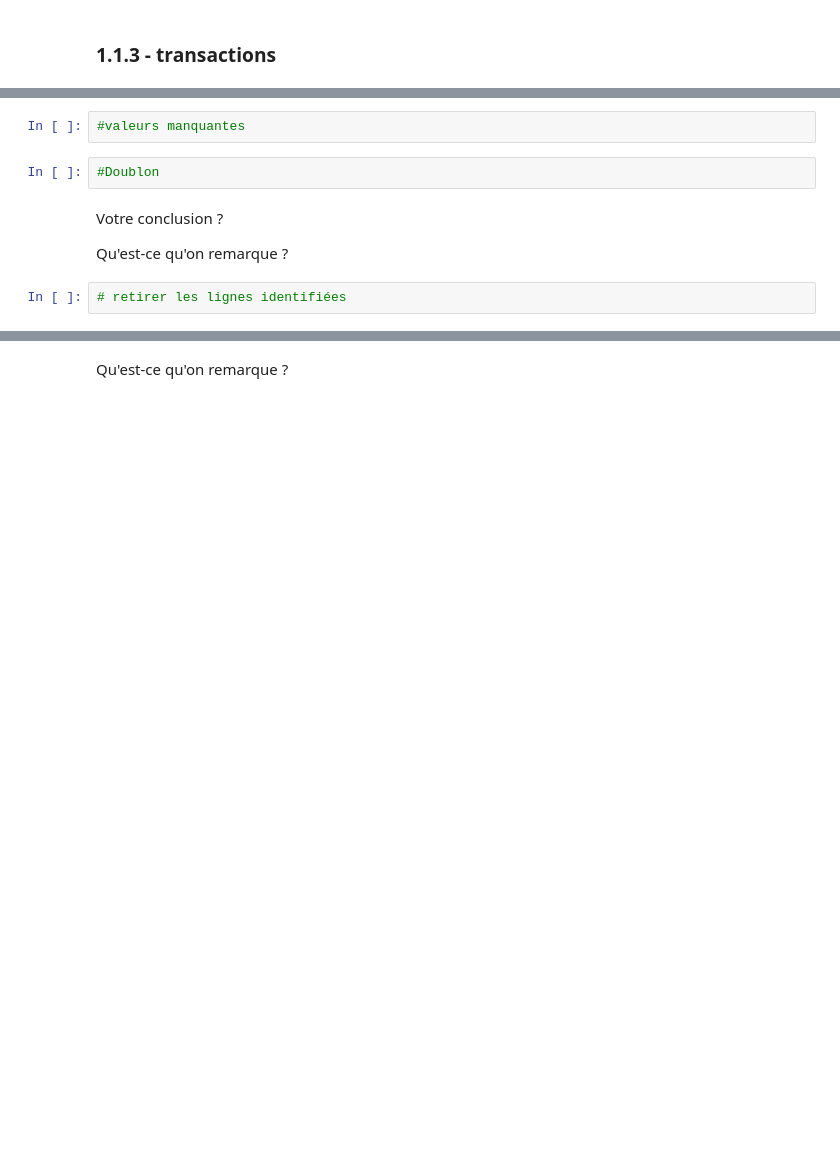
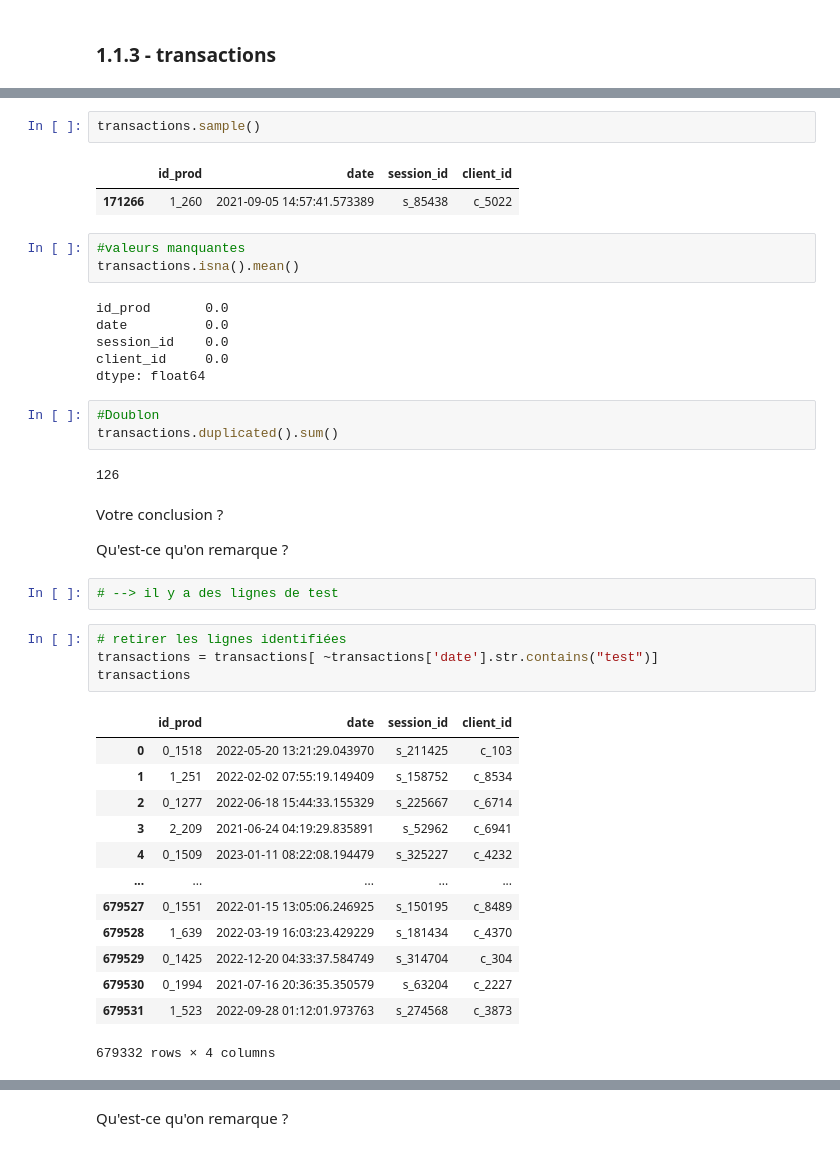
Before and after one commit to clodio/machine_learning_simplon, a Jupyter notebook: NantesMetropole/Demo analyse des ventes/Analyse des ventes en ligne.ipynb, the cells around one changed output, grey strips where cells are left out. Cells and saved outputs as stored; diff of their text form; blank space fills up the shorter version.

```diff
--- a/NantesMetropole/Demo analyse des ventes/Analyse des ventes en ligne.ipynb
+++ b/NantesMetropole/Demo analyse des ventes/Analyse des ventes en ligne.ipynb
@@ -156,12 +233,45 @@ Votre conclusion ?
+# %%
+transactions.sample()
+# %% [output]
+|  | id_prod | date | session_id | client_id |
+| 171266 | 1_260 | 2021-09-05 14:57:41.573389 | s_85438 | c_5022 |
 # %%
 #valeurs manquantes
+transactions.isna().mean()
+# %% [output]
+id_prod       0.0
+date          0.0
+session_id    0.0
+client_id     0.0
+dtype: float64
 # %%
 #Doublon
+transactions.duplicated().sum()
+# %% [output]
+126
 # %% [markdown]
 Votre conclusion ?
 
 Qu'est-ce qu'on remarque ?
+# %%
+# --> il y a des lignes de test
 # %%
 # retirer les lignes identifiées
+transactions = transactions[ ~transactions['date'].str.contains("test")]
+transactions
+# %% [output]
+|  | id_prod | date | session_id | client_id |
+| 0 | 0_1518 | 2022-05-20 13:21:29.043970 | s_211425 | c_103 |
+| 1 | 1_251 | 2022-02-02 07:55:19.149409 | s_158752 | c_8534 |
+| 2 | 0_1277 | 2022-06-18 15:44:33.155329 | s_225667 | c_6714 |
+| 3 | 2_209 | 2021-06-24 04:19:29.835891 | s_52962 | c_6941 |
+| 4 | 0_1509 | 2023-01-11 08:22:08.194479 | s_325227 | c_4232 |
+| ... | ... | ... | ... | ... |
+| 679527 | 0_1551 | 2022-01-15 13:05:06.246925 | s_150195 | c_8489 |
+| 679528 | 1_639 | 2022-03-19 16:03:23.429229 | s_181434 | c_4370 |
+| 679529 | 0_1425 | 2022-12-20 04:33:37.584749 | s_314704 | c_304 |
+| 679530 | 0_1994 | 2021-07-16 20:36:35.350579 | s_63204 | c_2227 |
+| 679531 | 1_523 | 2022-09-28 01:12:01.973763 | s_274568 | c_3873 |
+679332 rows × 4 columns
 # %%
 # Calculer le nombre d'achats par client avec groupby et calculer ensuite le nombre d'achats moyen
```
Also changed, not shown: parts of 18 cells of this notebook, 7 other files.
